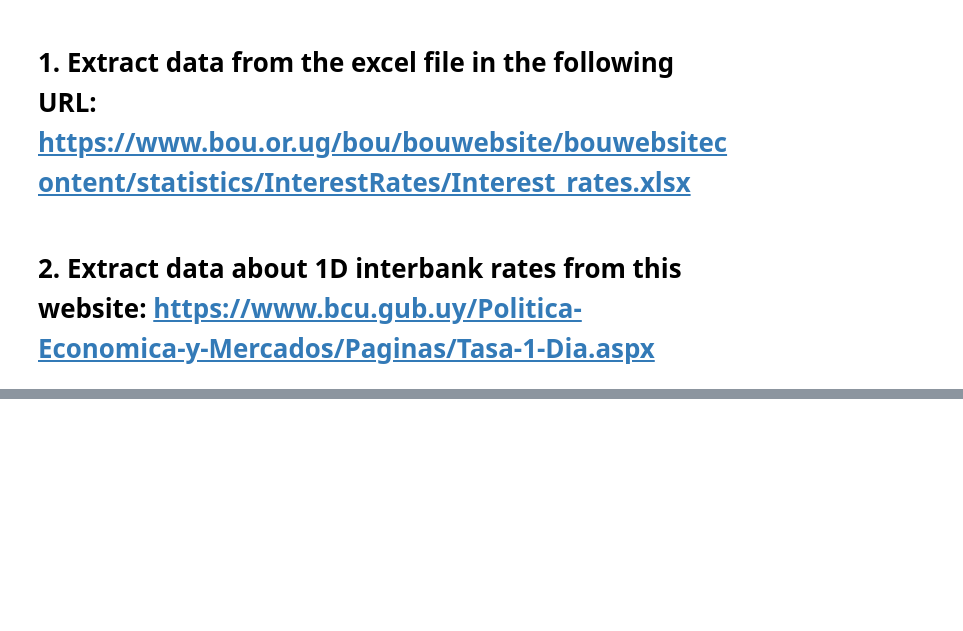
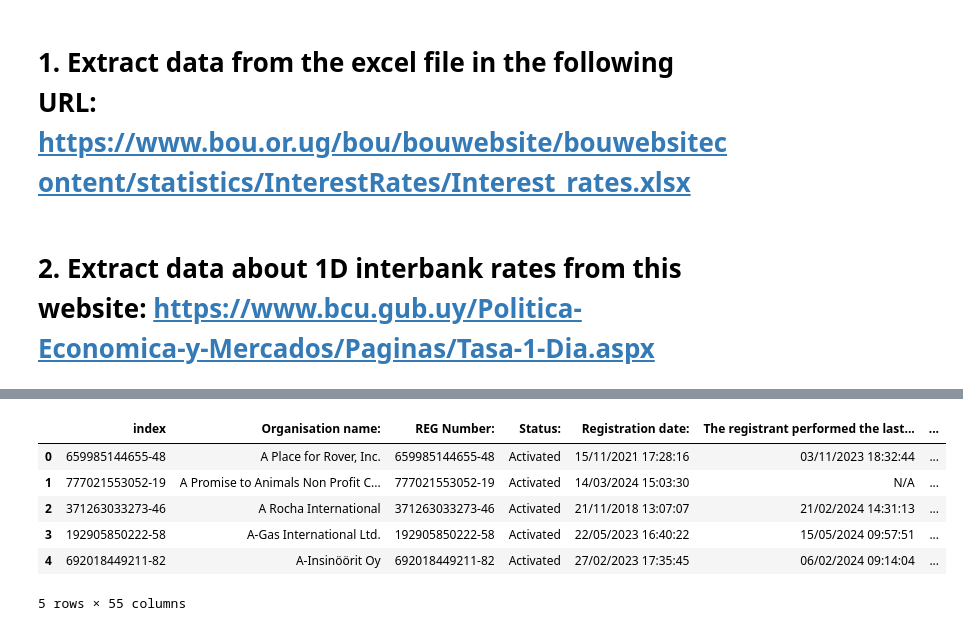
Before and after one commit to sabuhikhalili/data_parsing_tools, a Jupyter notebook: tutorial_main.ipynb, the cells around one changed output, grey strips where cells are left out. Drawn from its saved outputs; the diff is of its cells as text; code cells hidden in the pictures; blank space fills up the shorter version.

```diff
--- a/tutorial_main.ipynb
+++ b/tutorial_main.ipynb
@@ -516,0 +575,2 @@ Exercises
+# %%
+lobby_list = pd.DataFrame(data, columns=headers)
@@ -516,0 +586,35 @@ Exercises
+# %%
+# now let's use IDs to get rest of data
+id_list = list(lobby_list.iloc[:,0])
+# %%
+# this is a bulk solution to get all data. If some sub-tables have weird format, and you need those data, you shold treat each table separately,
+# instead of looping through each table and applying same solution.
+combined_lobby_data = dict()
+for _id in id_list:
+    lob_url = f"https://ec.europa.eu/transparencyregister/public/PUBLIC/ORGANISATION/{_id}?lang=en"
+    response = req.get(lob_url)
+    soup = BeautifulSoup(response.content.decode("utf-8"))
+    tables = soup.find_all("table", class_="ecl-table ecl-table--zebra")
+    data = dict()
+    for table in tables:
+        rows = table.find_all("tr")
+        for row in rows:
+            cells = row.find_all("td")
+            # second column contains data. we could simply iterate over all tds, however, missing data will have no td tag and thus cause mismatch ibetween header and data
+            if len(cells)>1:
+                key = cells[0].get_text(strip=True)
+                value = cells[1].get_text(strip=True)
+                data[key] = value
+    combined_lobby_data[_id] = data
+# %%
+df_7 = pd.DataFrame.from_dict(combined_lobby_data, orient='index').reset_index()
+# %%
+df_7.head()
+# %% [output]
+|  | index | Organisation name: | REG Number: | Status: | Registration date: | The registrant performed the last... | ... |
+| 0 | 659985144655-48 | A Place for Rover, Inc. | 659985144655-48 | Activated | 15/11/2021 17:28:16 | 03/11/2023 18:32:44 | ... |
+| 1 | 777021553052-19 | A Promise to Animals Non Profit C... | 777021553052-19 | Activated | 14/03/2024 15:03:30 | N/A | ... |
+| 2 | 371263033273-46 | A Rocha International | 371263033273-46 | Activated | 21/11/2018 13:07:07 | 21/02/2024 14:31:13 | ... |
+| 3 | 192905850222-58 | A-Gas International Ltd. | 192905850222-58 | Activated | 22/05/2023 16:40:22 | 15/05/2024 09:57:51 | ... |
+| 4 | 692018449211-82 | A-Insinöörit Oy | 692018449211-82 | Activated | 27/02/2023 17:35:45 | 06/02/2024 09:14:04 | ... |
+5 rows × 55 columns
```
Also changed, not shown: parts of 9 cells of this notebook.
